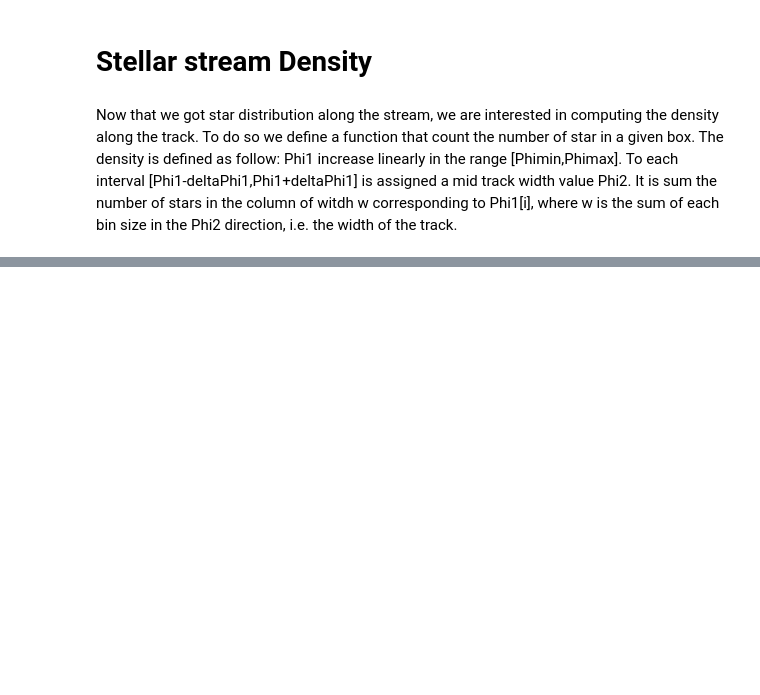
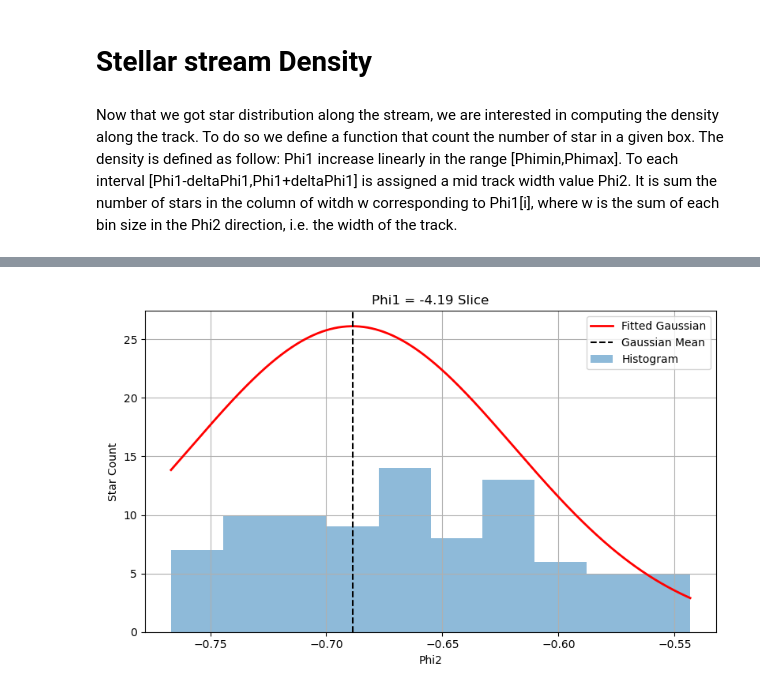
Before and after one commit to LSSTDESC/stream_sim, a Jupyter notebook: notebooks/stream_sim_galpy.ipynb, the cells around one changed output, grey strips where cells are left out. Cells and saved outputs as stored; diff of their text form; code cells hidden in the pictures; blank space fills up the shorter version.

```diff
--- a/notebooks/stream_sim_galpy.ipynb
+++ b/notebooks/stream_sim_galpy.ipynb
@@ -630,3 +593,46 @@ Length = 100 rows
+# %%
+###Just cheking if the gaussian fit works
+i = 520  # index in stream_erkal
+
+# Center Phi1 value and width of the bin
+phi1_center = stream_erkal['phi1'][i]
+phi1_width = 0.2
+
+# Select stars in that Phi1 slice
+mask = np.abs(stream_phi12.T[0] - phi1_center) < phi1_width
+phi2_slice = stream_phi12.T[1][mask]
+
+# Make histogram
+phi2_min, phi2_max = np.min(phi2_slice), np.max(phi2_slice)
+hist, bins = np.histogram(phi2_slice, bins=10, range=(phi2_min, phi2_max))
+bin_centers = 0.5 * (bins[1:] + bins[:-1])
+
+# Get fitted parameters
+A_fit = stream_erkal['nstars'][i]
+mu_fit = stream_erkal['phi2'][i]
+sigma_fit = stream_erkal['width'][i]
+
+# Gaussian for comparison
+def gaussian(x, A, mu, sigma):
+    return A * np.exp(-((x - mu)**2) / (2 * sigma**2))
+
+phi2_fine = np.linspace(phi2_min, phi2_max, 500)
+gauss_fit = gaussian(phi2_fine, A_fit, mu_fit, sigma_fit)
+
+# Plot
+plt.figure(figsize=(8, 5))
+plt.bar(bin_centers, hist, width=(bins[1] - bins[0]), alpha=0.5, label="Histogram")
+plt.plot(phi2_fine, gauss_fit, 'r-', linewidth=2, label="Fitted Gaussian")
+plt.axvline(mu_fit, color='k', linestyle='--', label="Gaussian Mean")
+plt.title(f'Phi1 = {phi1_center:.2f} Slice')
+plt.xlabel("Phi2")
+plt.ylabel("Star Count")
+plt.legend()
+plt.grid(True)
+plt.tight_layout()
+plt.show()
+# %% [output]
+[figure, added]
 # %%
 ### Save data file to csv
 # sys.path.append(os.path.abspath('../'))
```
Also changed, not shown: parts of 13 cells of this notebook, 12 other files.
